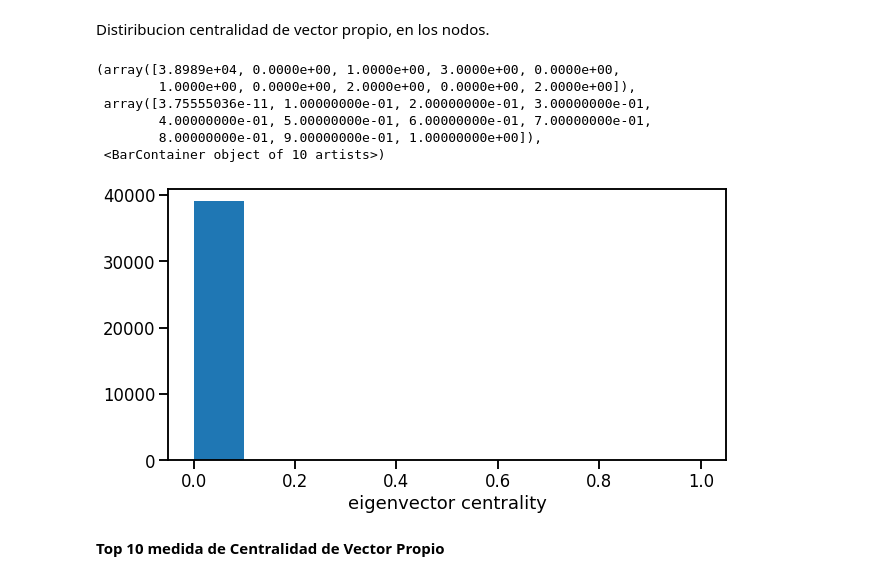
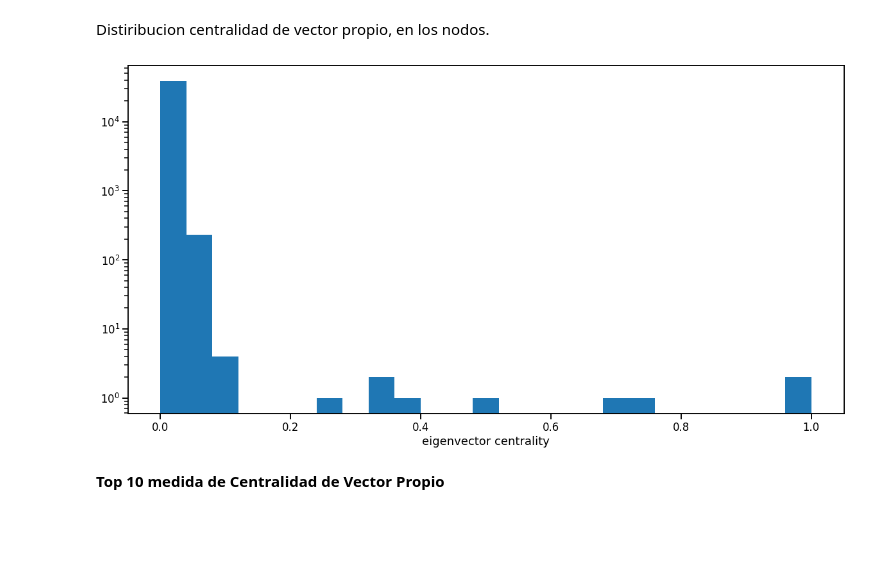
Before and after one commit to teoArganaraz/graphML, a Jupyter notebook: Practico.ipynb, the cells around one changed output. Saved outputs shown, nothing was run; the diff lists cells and outputs as text; code cells hidden in the pictures; blank space fills up the shorter version.

```diff
--- a/Practico.ipynb
+++ b/Practico.ipynb
@@ -403,17 +447,11 @@ df_nodes.sort_values(by=["betweenness"], ascending=False).head(10)
 # %% [markdown]
 Distiribucion centralidad de vector propio, en los nodos.
 # %%
-fig, ax= plt.subplots(figsize=(10,5))
+fig, ax= plt.subplots(figsize=(20,10))
 ax.set_xlabel('eigenvector centrality')
-ax.hist(df_nodes['eigenvector'])
+ax.hist(df_nodes['eigenvector'],bins=25,log=True);
 # %% [output]
-(array([3.8989e+04, 0.0000e+00, 1.0000e+00, 3.0000e+00, 0.0000e+00,
-        1.0000e+00, 0.0000e+00, 2.0000e+00, 0.0000e+00, 2.0000e+00]),
- array([3.75555036e-11, 1.00000000e-01, 2.00000000e-01, 3.00000000e-01,
-        4.00000000e-01, 5.00000000e-01, 6.00000000e-01, 7.00000000e-01,
-        8.00000000e-01, 9.00000000e-01, 1.00000000e+00]),
- <BarContainer object of 10 artists>)
-[figure, old version]
+[figure, new version]
 # %% [markdown]
 **Top 10 medida de Centralidad de Vector Propio**
 # %%
```
Also changed, not shown: parts of 65 cells of this notebook.
